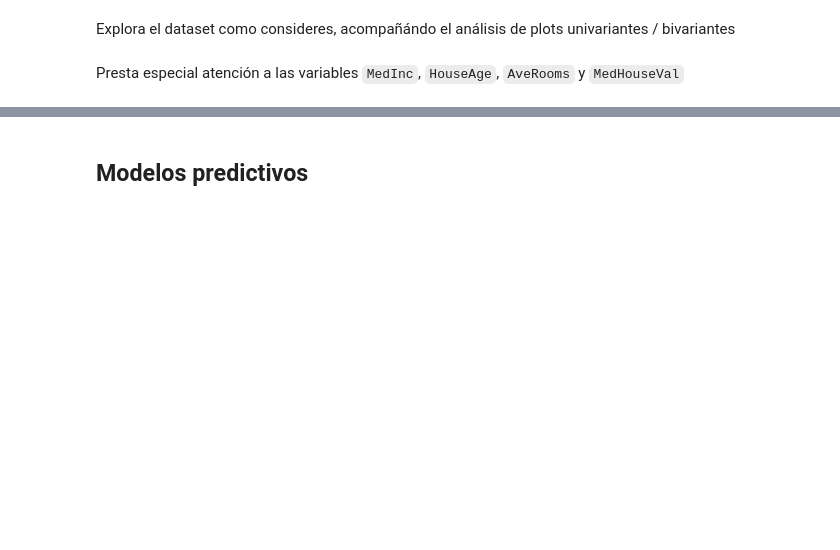
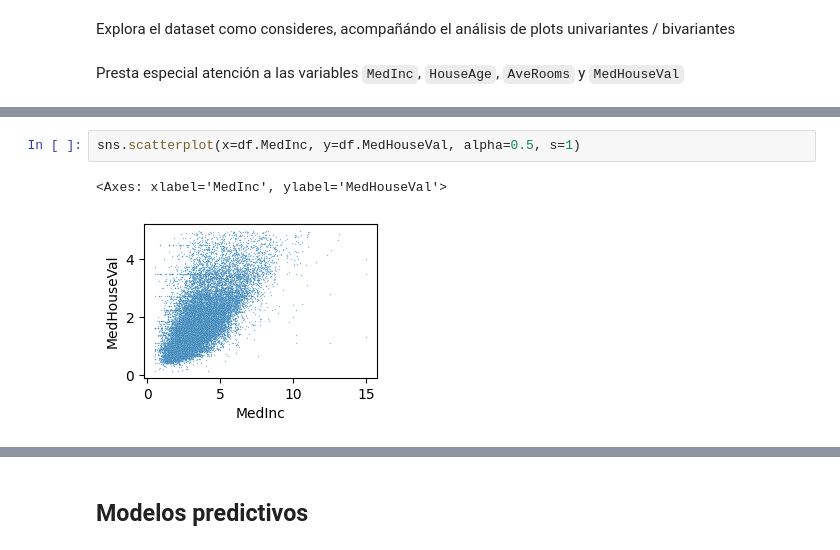
Before and after one commit to poacosta/ml_esesa_2024, a Jupyter notebook: 02.linear_regression_practice.ipynb, the cells around one changed output, grey strips where cells are left out. Drawn from its saved outputs; the diff is of its cells as text; blank space fills up the shorter version.

```diff
--- a/02.linear_regression_practice.ipynb
+++ b/02.linear_regression_practice.ipynb
@@ -37,0 +82,5 @@ Presta especial atención a las variables `MedInc`, `HouseAge`, `AveRooms` y `Me
+# %%
+sns.scatterplot(x=df.MedInc, y=df.MedHouseVal, alpha=0.5, s=1)
+# %% [output]
+<Axes: xlabel='MedInc', ylabel='MedHouseVal'>
+[figure, added]
```
Also changed, not shown: parts of 58 cells of this notebook.
